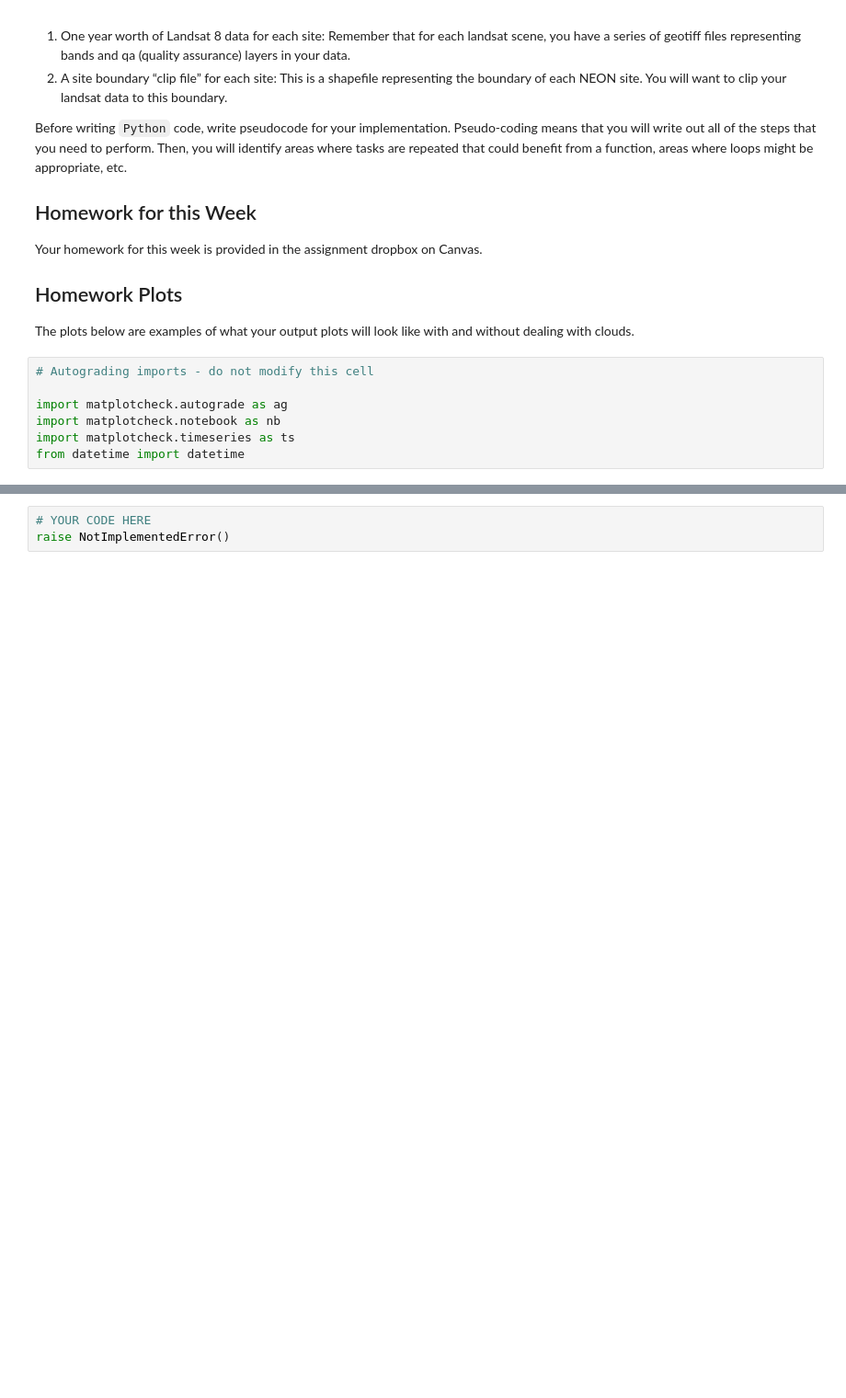
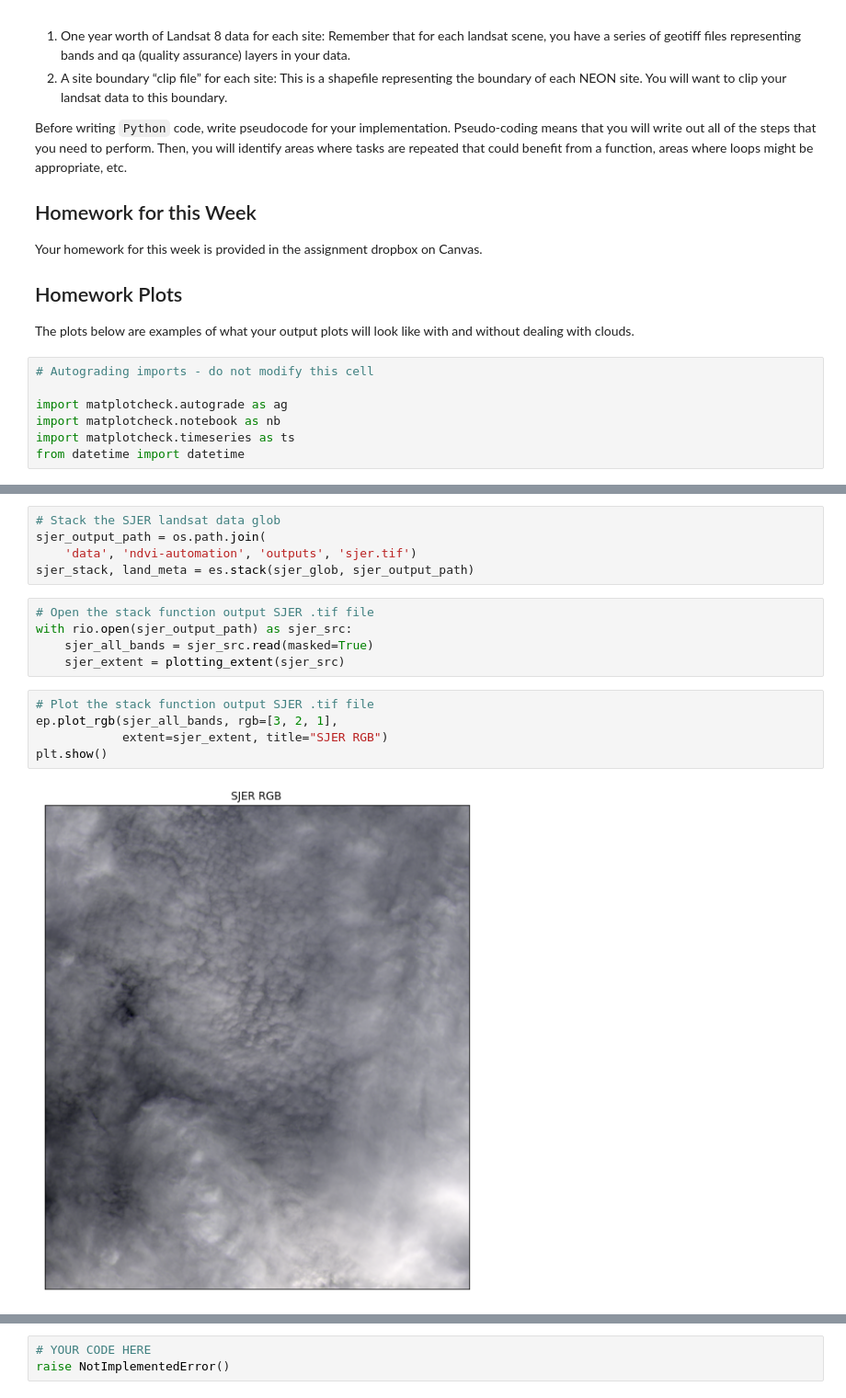
Before and after one commit to earthlab-education/ea-python-2020-07-08-automation-richardudell, a Jupyter notebook: ea-python-2020-07-08-automation.ipynb, the cells around one changed output, grey strips where cells are left out. Shown: that part at 92% size. Drawn from its saved outputs; the diff is of its cells as text; blank space fills up the shorter version.

```diff
--- a/ea-python-2020-07-08-automation.ipynb
+++ b/ea-python-2020-07-08-automation.ipynb
@@ -150,0 +160,17 @@ sjer_glob
+# %%
+# Stack the SJER landsat data glob
+sjer_output_path = os.path.join(
+    'data', 'ndvi-automation', 'outputs', 'sjer.tif')
+sjer_stack, land_meta = es.stack(sjer_glob, sjer_output_path)
+# %%
+# Open the stack function output SJER .tif file
+with rio.open(sjer_output_path) as sjer_src:
+    sjer_all_bands = sjer_src.read(masked=True)
+    sjer_extent = plotting_extent(sjer_src)
+# %%
+# Plot the stack function output SJER .tif file
+ep.plot_rgb(sjer_all_bands, rgb=[3, 2, 1],
+            extent=sjer_extent, title="SJER RGB")
+plt.show()
+# %% [output]
+[figure, added]
```
Also changed, not shown: parts of 12 cells of this notebook.
